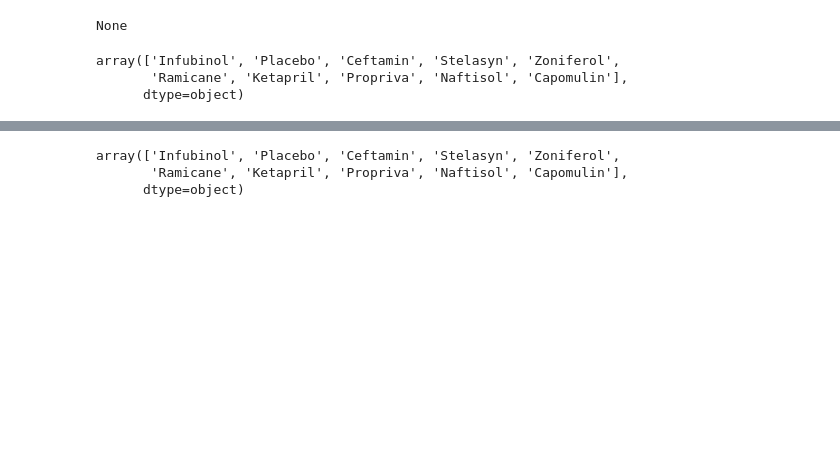
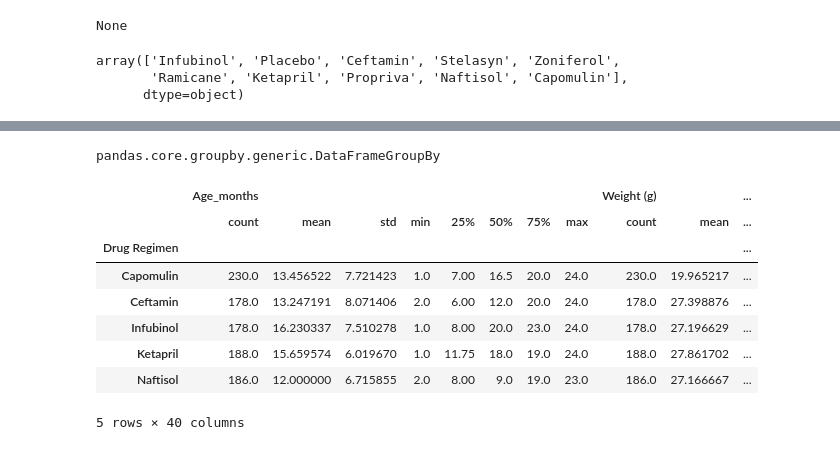
Before and after one commit to cdfencing/Matplotlib-The-Power-of-Plots, a Jupyter notebook: Pymaceuticals/Untitled.ipynb, the cells around one changed output, grey strips where cells are left out. Drawn from its saved outputs; the diff is of its cells as text; code cells hidden in the pictures; blank space fills up the shorter version.

```diff
--- a/Pymaceuticals/Untitled.ipynb
+++ b/Pymaceuticals/Untitled.ipynb
@@ -76,7 +100,18 @@ array(['Infubinol', 'Placebo', 'Ceftamin', 'Stelasyn', 'Zoniferol',
 # %%
-drug_regimen = combined_mousestudy_df["Drug Regimen"].unique()
-drug_regimen
+drug_reg = combined_mousestudy_df.groupby("Drug Regimen")
-# %% [output]
-array(['Infubinol', 'Placebo', 'Ceftamin', 'Stelasyn', 'Zoniferol',
-       'Ramicane', 'Ketapril', 'Propriva', 'Naftisol', 'Capomulin'],
-      dtype=object)
+# %%
+type(drug_reg)
+# %% [output]
+pandas.core.groupby.generic.DataFrameGroupBy
+# %%
+drug_reg.describe().head()
+# %% [output]
+|  | Age_months |  |  |  |  |  |  |  | Weight (g) |  | ... |
+|  | count | mean | std | min | 25% | 50% | 75% | max | count | mean | ... |
+| Drug Regimen |  |  |  |  |  |  |  |  |  |  | ... |
+| Capomulin | 230.0 | 13.456522 | 7.721423 | 1.0 | 7.00 | 16.5 | 20.0 | 24.0 | 230.0 | 19.965217 | ... |
+| Ceftamin | 178.0 | 13.247191 | 8.071406 | 2.0 | 6.00 | 12.0 | 20.0 | 24.0 | 178.0 | 27.398876 | ... |
+| Infubinol | 178.0 | 16.230337 | 7.510278 | 1.0 | 8.00 | 20.0 | 23.0 | 24.0 | 178.0 | 27.196629 | ... |
+| Ketapril | 188.0 | 15.659574 | 6.019670 | 1.0 | 11.75 | 18.0 | 19.0 | 24.0 | 188.0 | 27.861702 | ... |
+| Naftisol | 186.0 | 12.000000 | 6.715855 | 2.0 | 8.00 | 9.0 | 19.0 | 23.0 | 186.0 | 27.166667 | ... |
+5 rows × 40 columns
```
Also changed, not shown: parts of 1 cell of this notebook, 1 other file.
